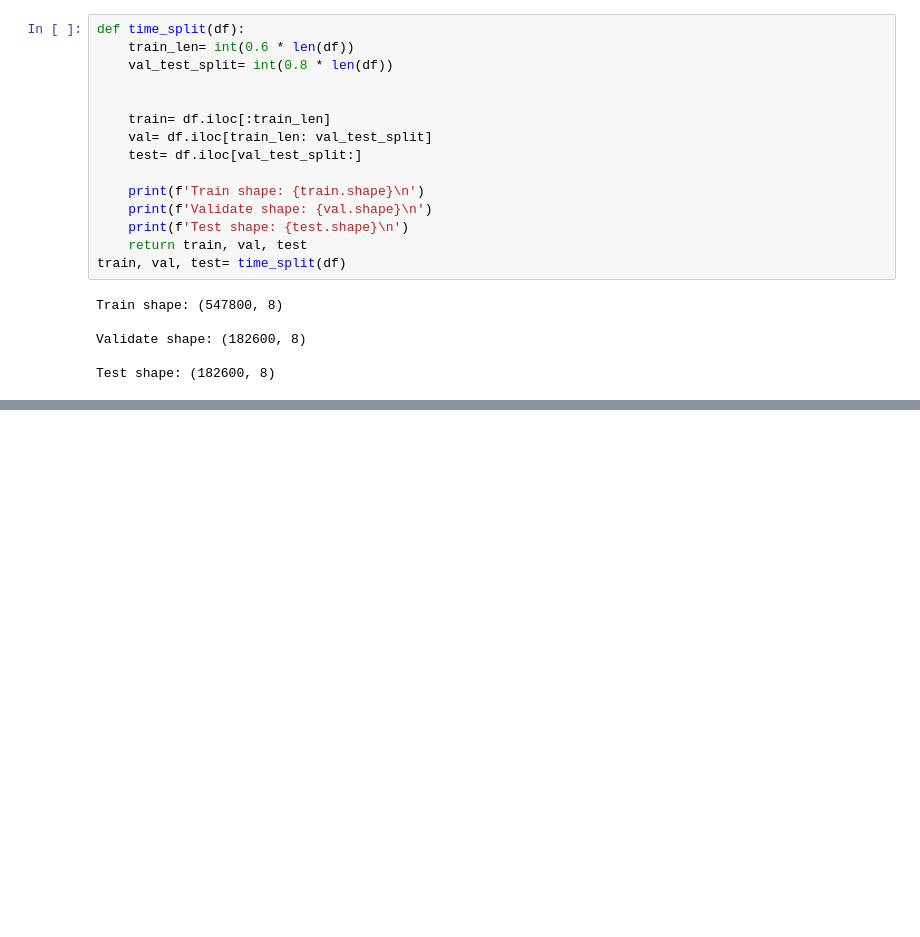
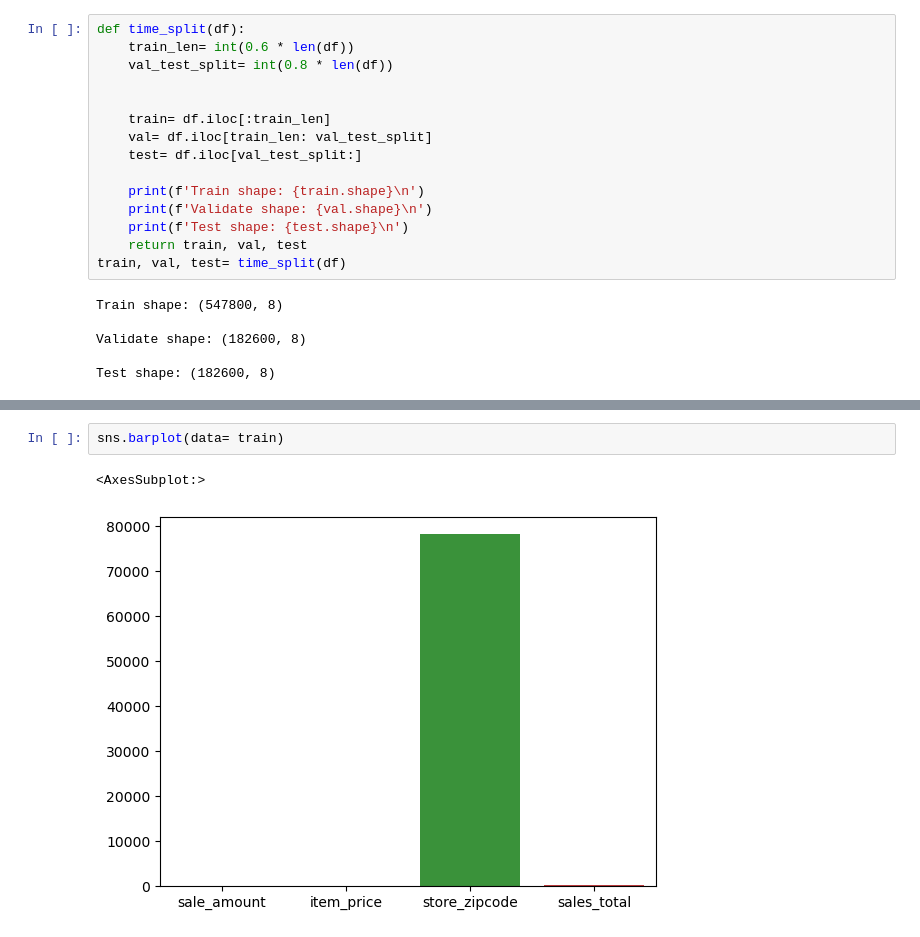
Before and after one commit to EstebanHernandez0/time-series, a Jupyter notebook: explore.ipynb, the cells around one changed output, grey strips where cells are left out. Saved outputs shown, nothing was run; the diff lists cells and outputs as text; blank space fills up the shorter version.

```diff
--- a/explore.ipynb
+++ b/explore.ipynb
@@ -59,0 +75,5 @@ df.head()
+# %%
+sns.barplot(data= train)
+# %% [output]
+<AxesSubplot:>
+[figure, added]
```
Also changed, not shown: parts of 6 cells of this notebook.
